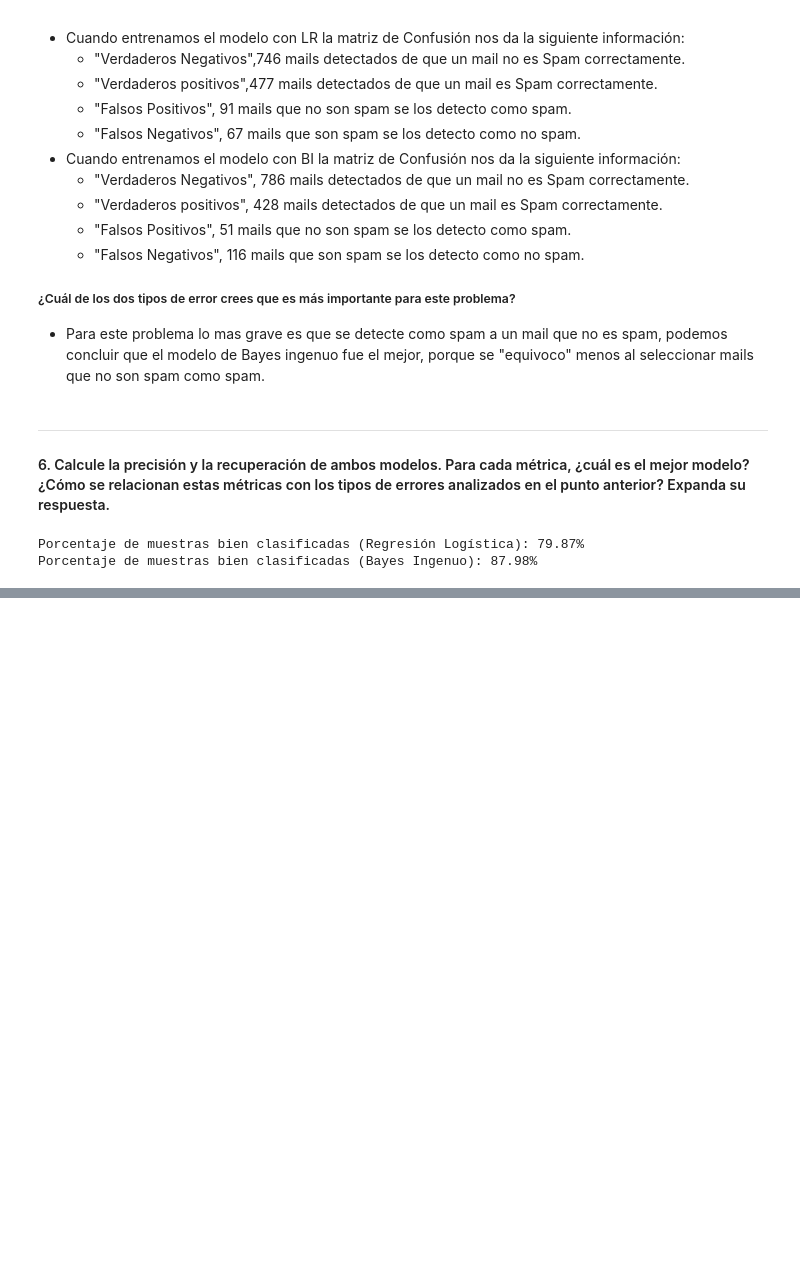
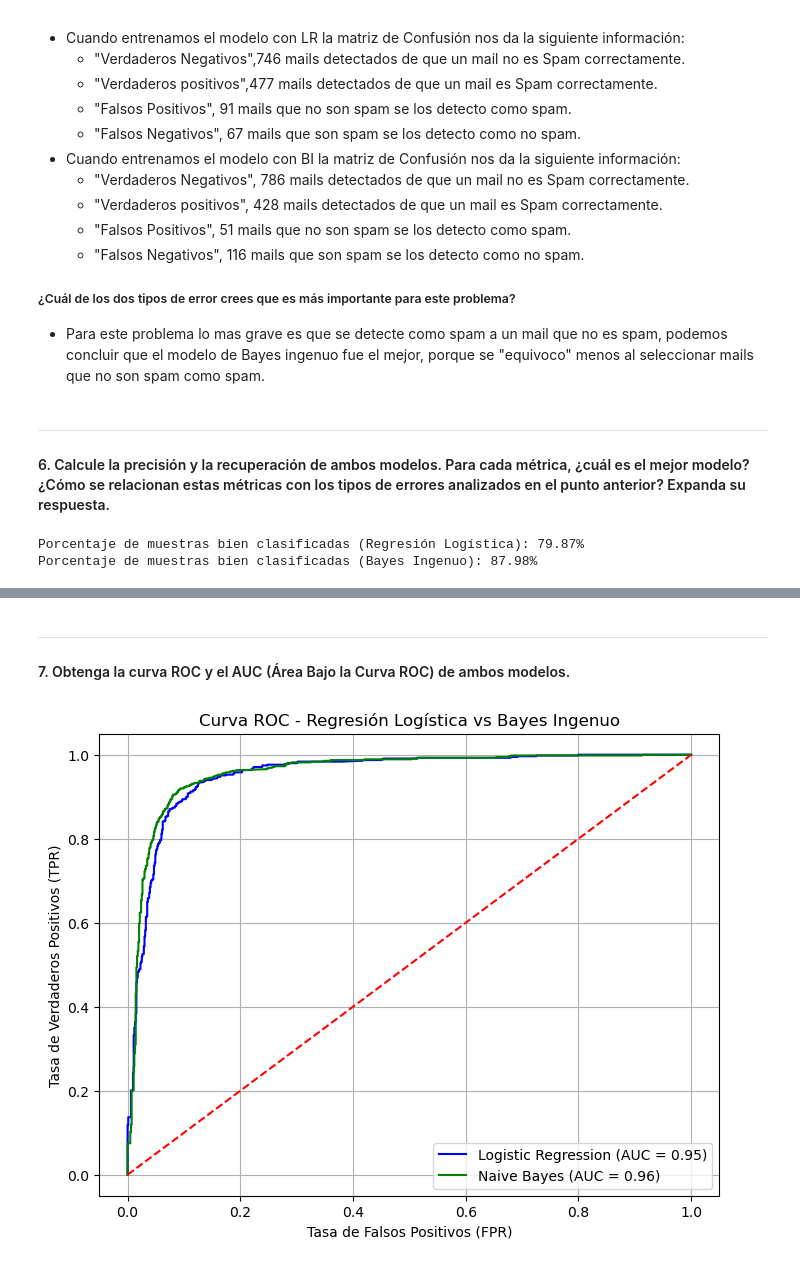
Before and after one commit to Chelodromo/trabajo_practico_3_IIA, a Jupyter notebook: TP3.ipynb, the cells around one changed output, grey strips where cells are left out. Saved outputs shown, nothing was run; the diff lists cells and outputs as text; code cells hidden in the pictures; blank space fills up the shorter version.

```diff
--- a/TP3.ipynb
+++ b/TP3.ipynb
@@ -269,0 +271,26 @@ Es decir, la  precisión refleja la proporción de predicciones correctas (tanto
+# %% [markdown]
+---
+#### 7. Obtenga la curva ROC y el AUC (Área Bajo la Curva ROC) de ambos modelos.
+# %%
+y_prob_rl = classifier_balance_spam.predict_proba(X_test_scaled)[:, -1] # Regresión Logística
+y_prob_naive =  naives_bayes_spam.predict_proba(X_test_scaled)[:, -1] # Naive Bayes
+
+# Calculamos la curva ROC y el AUC para ambos modelos
+fpr_log, tpr_log, _ = roc_curve(y_test, y_prob_rl)
+fpr_nb, tpr_nb, _ = roc_curve(y_test, y_prob_naive)
+
+roc_auc_log = auc(fpr_log, tpr_log)
+roc_auc_nb = auc(fpr_nb, tpr_nb)
+# %%
+plt.figure(figsize=(8, 6))
+plt.plot(fpr_log, tpr_log, color='blue', label=f'Logistic Regression (AUC = {roc_auc_log:.2f})')
+plt.plot(fpr_nb, tpr_nb, color='green', label=f'Naive Bayes (AUC = {roc_auc_nb:.2f})')
+plt.plot([0, 1], [0, 1], color='red', linestyle='--')
+plt.xlabel('Tasa de Falsos Positivos (FPR)')
+plt.ylabel('Tasa de Verdaderos Positivos (TPR)')
+plt.title('Curva ROC - Regresión Logística vs Bayes Ingenuo')
+plt.legend(loc='lower right')
+plt.grid(True)
+plt.show()
+# %% [output]
+[figure, added]
```
Also changed, not shown: parts of 3 cells of this notebook.
